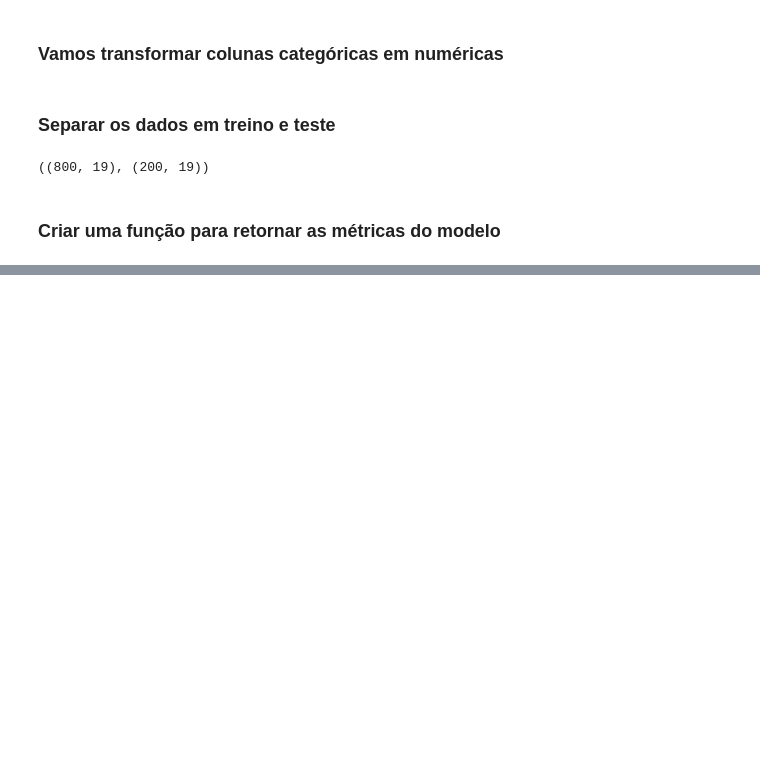
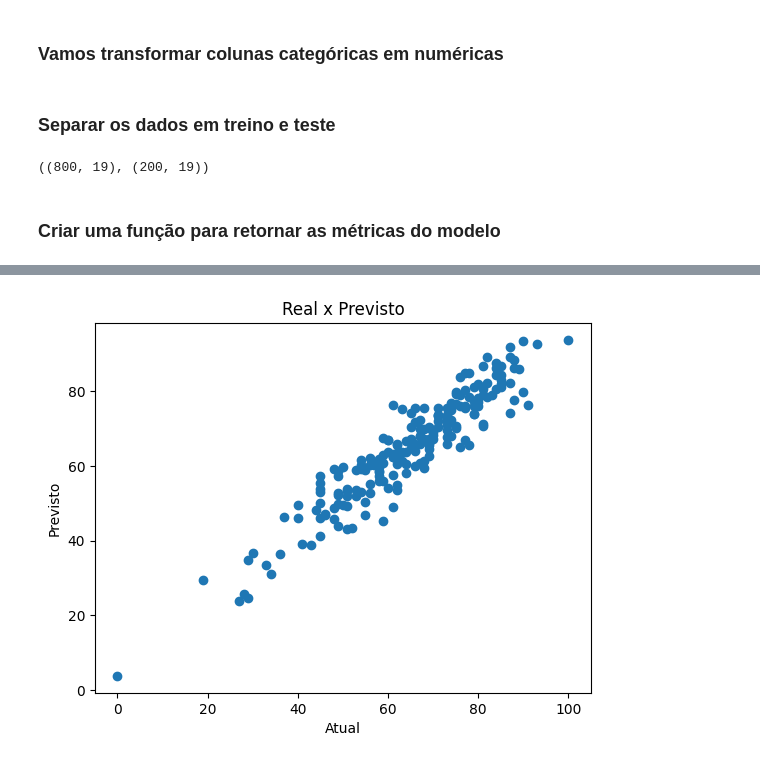
Before and after one commit to Gabrielxdev/ML_Project, a Jupyter notebook: notebook/TRAIN_MODEL.ipynb, the cells around one changed output, grey strips where cells are left out. Saved outputs shown, nothing was run; the diff lists cells and outputs as text; code cells hidden in the pictures; blank space fills up the shorter version.

Commit message:
Finalizando o treinamento e teste dos dados e avaliando o melhor modelo para a predição de notas em matemática

```diff
--- a/notebook/TRAIN_MODEL.ipynb
+++ b/notebook/TRAIN_MODEL.ipynb
@@ -138,0 +167,6 @@ Model performance for test set
+# %%
+lin_model = LinearRegression(fit_intercept=True) #Você está dizendo ao modelo: "Não me obrigue a passar pelo zero; encontre o melhor ponto de partida para a linha". É o comportamento padrão e geralmente o correto a se usar.
+lin_model = lin_model.fit(X_train, y_train)
+y_pred = lin_model.predict(X_test)
+score = r2_score(y_test, y_pred)*100
+print(" Accuracy of the model is %.2f" %score)
@@ -138,0 +193,8 @@ Model performance for test set
+# %%
+plt.scatter(y_test, y_pred)
+plt.xlabel('Atual')
+plt.ylabel('Previsto')
+plt.title('Real x Previsto')
+plt.show()
+# %% [output]
+[figure, added]
```
Also changed, not shown: parts of 8 cells of this notebook.
